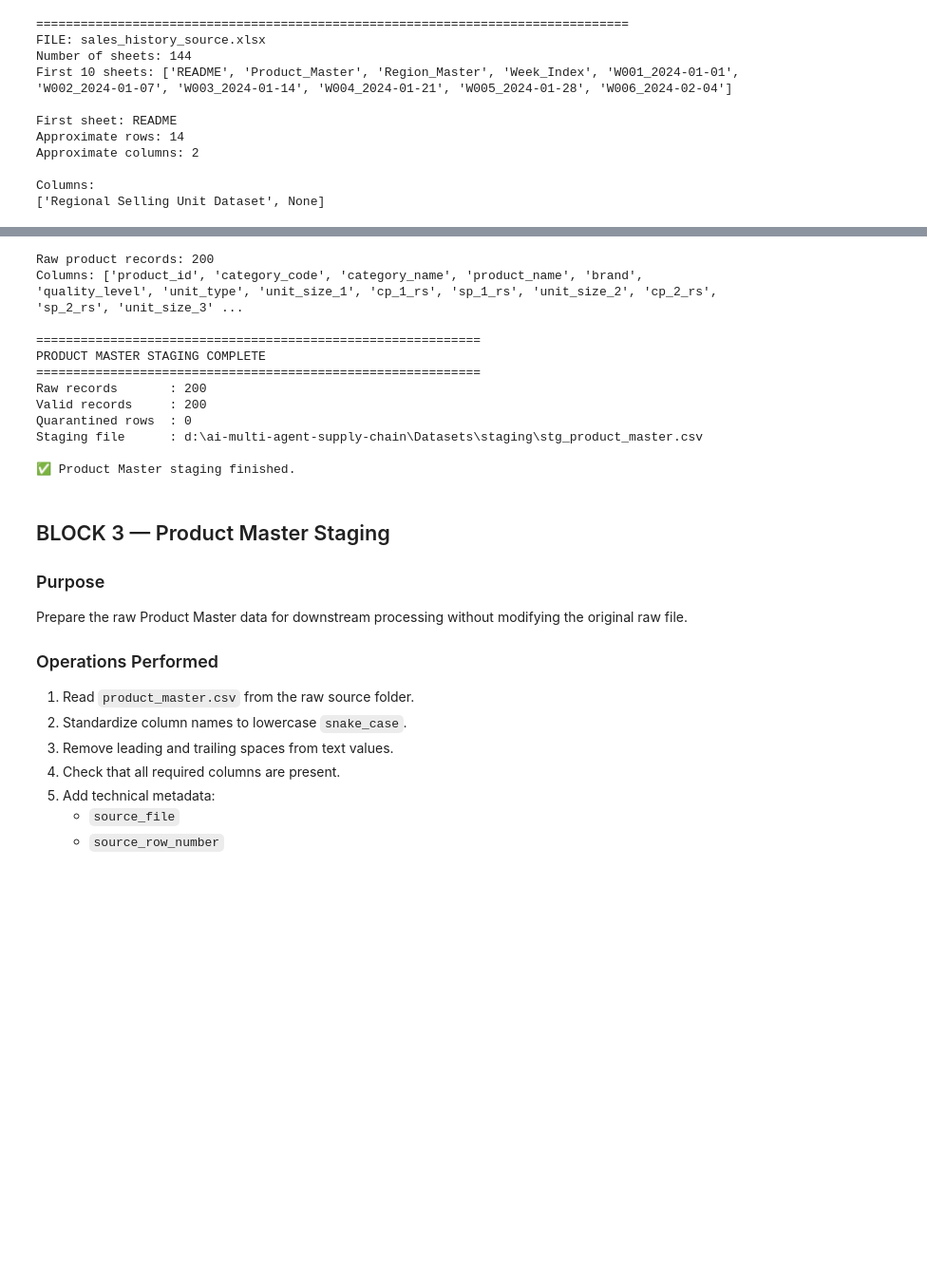
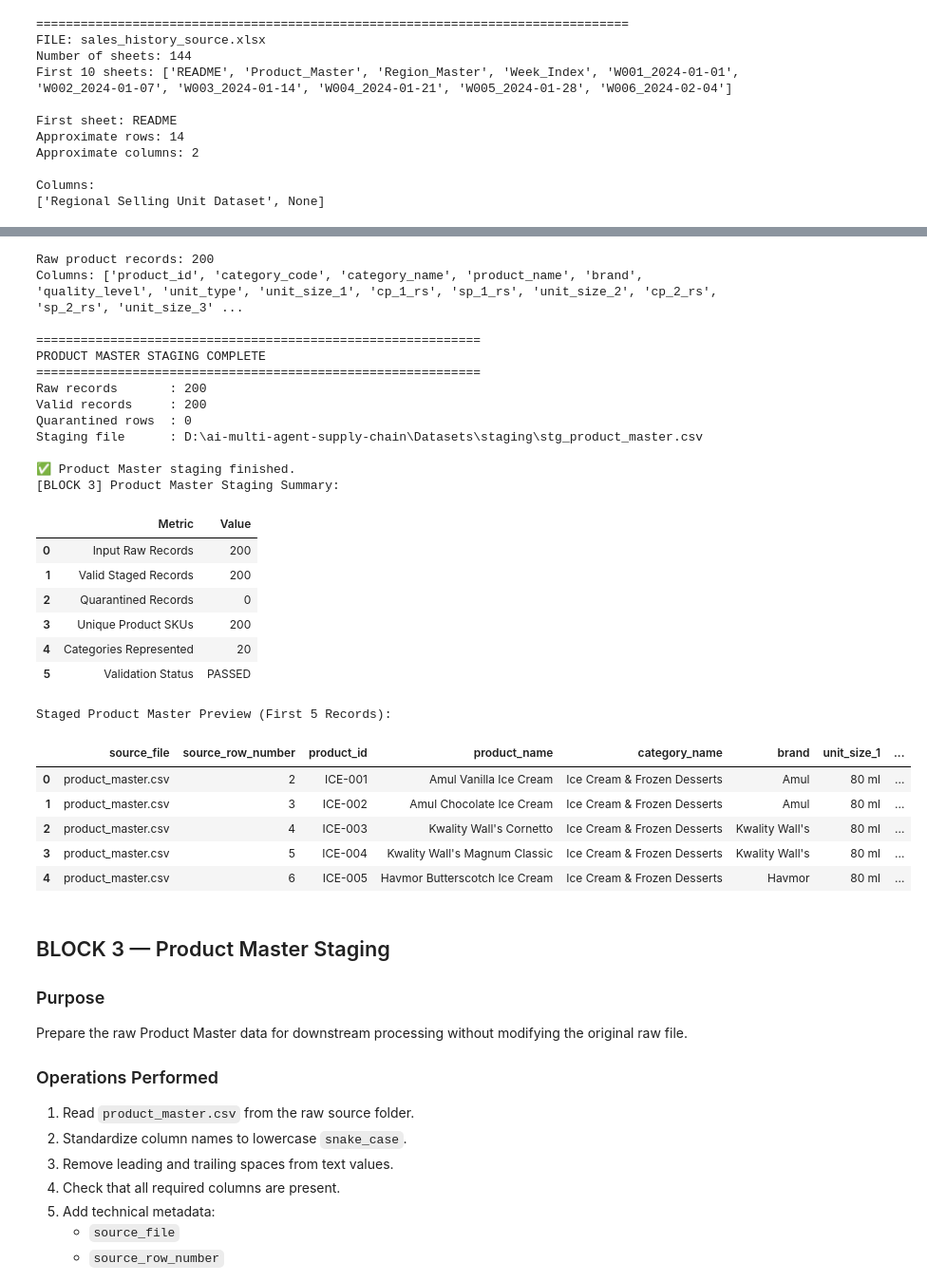
Before and after one commit to mondalsahil302-ui/ai-multi-agent-supply-chain, a Jupyter notebook: 01_data_staging_pipeline.ipynb, the cells around one changed output, grey strips where cells are left out. Shown at 95% size. Saved outputs shown, nothing was run; the diff lists cells and outputs as text; code cells hidden in the pictures; blank space fills up the shorter version.

```diff
--- a/01_data_staging_pipeline.ipynb
+++ b/01_data_staging_pipeline.ipynb
@@ -1855,34 +1855,62 @@ if not df_invalid.empty:
 
 # ------------------------------------------------------------
 # 8. Report
 # ------------------------------------------------------------
 
 print("\n" + "=" * 60)
 print("PRODUCT MASTER STAGING COMPLETE")
 print("=" * 60)
 
 print("Raw records       :", len(df))
 print("Valid records     :", len(df_valid))
 print("Quarantined rows  :", len(df_invalid))
 print("Staging file      :", PRODUCT_STAGING)
 
 if not df_invalid.empty:
     print("Quarantine file   :", PRODUCT_QUARANTINE)
 
 print("\n✅ Product Master staging finished.")
+
+df_prod_summary = pd.DataFrame([
+    {"Metric": "Input Raw Records", "Value": str(len(df))},
+    {"Metric": "Valid Staged Records", "Value": str(len(df_valid))},
+    {"Metric": "Quarantined Records", "Value": str(len(df_invalid))},
+    {"Metric": "Unique Product SKUs", "Value": str(df_valid["product_id"].nunique())},
+    {"Metric": "Categories Represented", "Value": str(df_valid["category_name"].nunique())},
+    {"Metric": "Validation Status", "Value": "PASSED"}
+])
+print("[BLOCK 3] Product Master Staging Summary:")
+display(df_prod_summary)
+print("\nStaged Product Master Preview (First 5 Records):")
+display(df_valid[["source_file", "source_row_number", "product_id", "product_name", "category_name", "brand", "unit_size_1", "cp_1_rs", "sp_1_rs", "record_hash"]].head(5))
 # %% [output]
 Raw product records: 200
 Columns: ['product_id', 'category_code', 'category_name', 'product_name', 'brand', 'quality_level', 'unit_type', 'unit_size_1', 'cp_1_rs', 'sp_1_rs', 'unit_size_2', 'cp_2_rs', 'sp_2_rs', 'unit_size_3' ...
 
 ============================================================
 PRODUCT MASTER STAGING COMPLETE
 ============================================================
 Raw records       : 200
 Valid records     : 200
 Quarantined rows  : 0
-Staging file      : d:\ai-multi-agent-supply-chain\Datasets\staging\stg_product_master.csv
+Staging file      : D:\ai-multi-agent-supply-chain\Datasets\staging\stg_product_master.csv
 
 ✅ Product Master staging finished.
+[BLOCK 3] Product Master Staging Summary:
+|  | Metric | Value |
+| 0 | Input Raw Records | 200 |
+| 1 | Valid Staged Records | 200 |
+| 2 | Quarantined Records | 0 |
+| 3 | Unique Product SKUs | 200 |
+| 4 | Categories Represented | 20 |
+| 5 | Validation Status | PASSED |
+Staged Product Master Preview (First 5 Records):
+|  | source_file | source_row_number | product_id | product_name | category_name | brand | unit_size_1 | ... |
+| 0 | product_master.csv | 2 | ICE-001 | Amul Vanilla Ice Cream | Ice Cream & Frozen Desserts | Amul | 80 ml | ... |
+| 1 | product_master.csv | 3 | ICE-002 | Amul Chocolate Ice Cream | Ice Cream & Frozen Desserts | Amul | 80 ml | ... |
+| 2 | product_master.csv | 4 | ICE-003 | Kwality Wall's Cornetto | Ice Cream & Frozen Desserts | Kwality Wall's | 80 ml | ... |
+| 3 | product_master.csv | 5 | ICE-004 | Kwality Wall's Magnum Classic | Ice Cream & Frozen Desserts | Kwality Wall's | 80 ml | ... |
+| 4 | product_master.csv | 6 | ICE-005 | Havmor Butterscotch Ice Cream | Ice Cream & Frozen Desserts | Havmor | 80 ml | ... |
 # %% [markdown]
 ## BLOCK 3 — Product Master Staging
 
```
Also changed, not shown: parts of 15 cells of this notebook, 13 other files.
